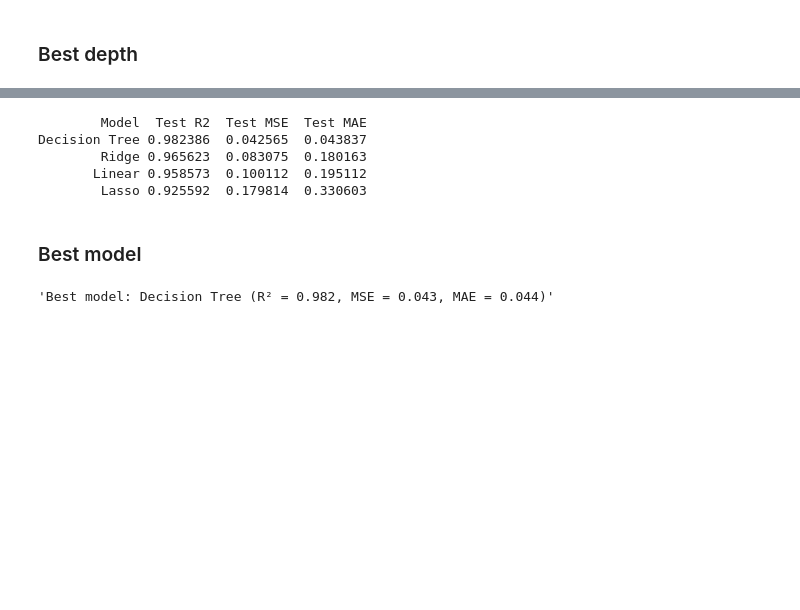
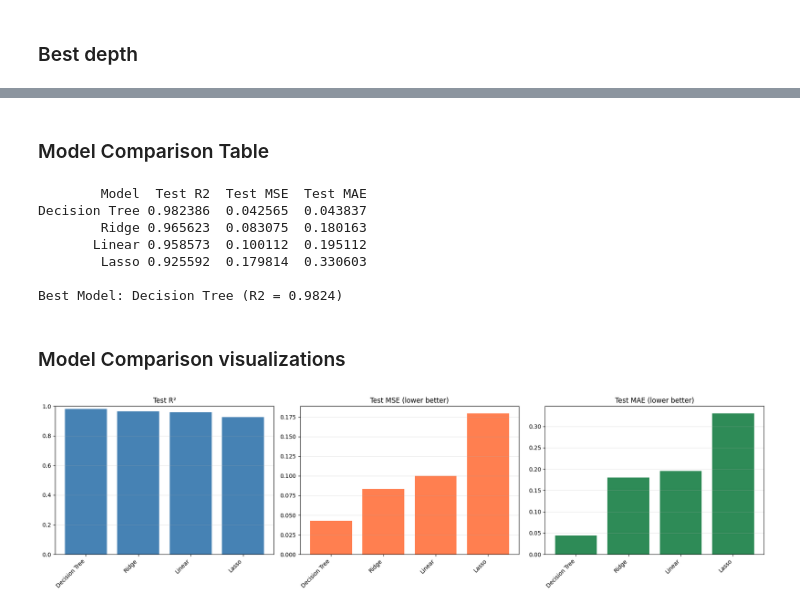
Before and after one commit to pasindu-piyumal/Student_Social_Media_Addiction, a Jupyter notebook: predict_student_social_media_addiction.ipynb, the cells around one changed output, grey strips where cells are left out. Cells and saved outputs as stored; diff of their text form; code cells hidden in the pictures; blank space fills up the shorter version.

Commit message:
compare models using visualizations

```diff
--- a/predict_student_social_media_addiction.ipynb
+++ b/predict_student_social_media_addiction.ipynb
@@ -810,9 +774,10 @@ plt.show()
+# %% [markdown]
+### Model Comparison Table
 # %%
 models = ['Linear', 'Ridge', 'Lasso', 'Decision Tree']
-predictors = [y_test_pred_linear, y_test_pred_ridge, y_test_pred_lasso, y_test_pred_tree]
+predicts = [y_test_pred_linear, y_test_pred_ridge, y_test_pred_lasso, y_test_pred_tree]
 results = []
-
-for name, pred in zip(models, predictors):
+for name, pred in zip(models, predicts):
     results.append({
         'Model': name,
         'Test R2': r2_score(y_test, pred),
@@ -820,18 +785,40 @@ for name, pred in zip(models, predictors):
         'Test MAE': mean_absolute_error(y_test, pred)
     })
 
-comparison = pd.DataFrame(results).sort_values('Test R2', ascending=False)
-print(comparison.to_string(index=False))
+comparison_df = pd.DataFrame(results).sort_values('Test R2', ascending=False)
+print(comparison_df.to_string(index=False))
+
+best = comparison_df.iloc[0]
+print(f"\nBest Model: {best['Model']} (R2 = {best['Test R2']:.4f})")
 # %% [output]
         Model  Test R2  Test MSE  Test MAE
 Decision Tree 0.982386  0.042565  0.043837
         Ridge 0.965623  0.083075  0.180163
        Linear 0.958573  0.100112  0.195112
         Lasso 0.925592  0.179814  0.330603
+
+Best Model: Decision Tree (R2 = 0.9824)
-# %% [markdown]
-### Best model
-# %%
-best_model = comparison.iloc[0]
-f"Best model: {best_model['Model']} (R² = {best_model['Test R2']:.3f}, MSE = {best_model['Test MSE']:.3f}, MAE = {best_model['Test MAE']:.3f})"
-# %% [output]
-'Best model: Decision Tree (R² = 0.982, MSE = 0.043, MAE = 0.044)'
+# %% [markdown]
+###  Model Comparison visualizations
+# %%
+figure, axes = plt.subplots(1, 3, figsize=(18, 5))
+
+# for R²
+axes[0].bar(comparison_df['Model'], comparison_df['Test R2'], color='steelblue')
+axes[0].set_title('Test R²'); axes[0].set_ylim(0, 1); axes[0].grid(True, axis='y', alpha=0.3)
+
+# for MSE
+axes[1].bar(comparison_df['Model'], comparison_df['Test MSE'], color='coral')
+axes[1].set_title('Test MSE (lower better)'); axes[1].grid(True, axis='y', alpha=0.3)
+
+# for MAE
+axes[2].bar(comparison_df['Model'], comparison_df['Test MAE'], color='seagreen')
+axes[2].set_title('Test MAE (lower better)'); axes[2].grid(True, axis='y', alpha=0.3)
+
+for ax in axes:
+    ax.set_xticklabels(comparison_df['Model'], rotation=45, ha='right')
+
+plt.tight_layout()
+plt.show()
+# %% [output]
+[figure, added]
```
Also changed, not shown: parts of 8 cells of this notebook.
